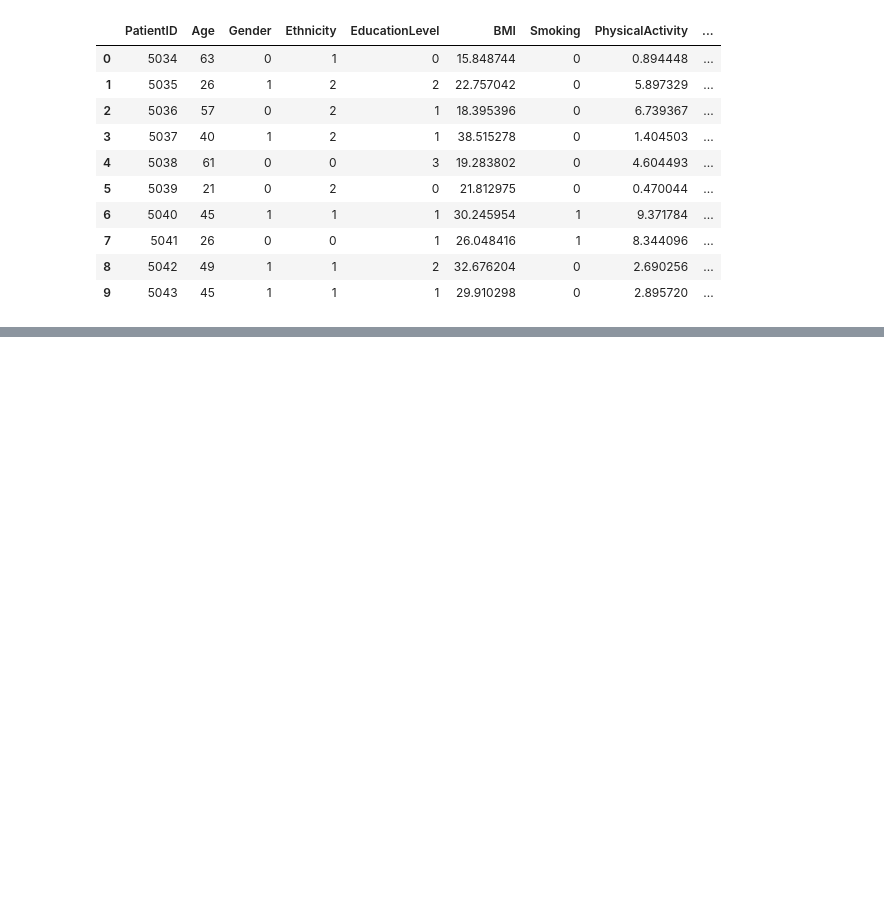
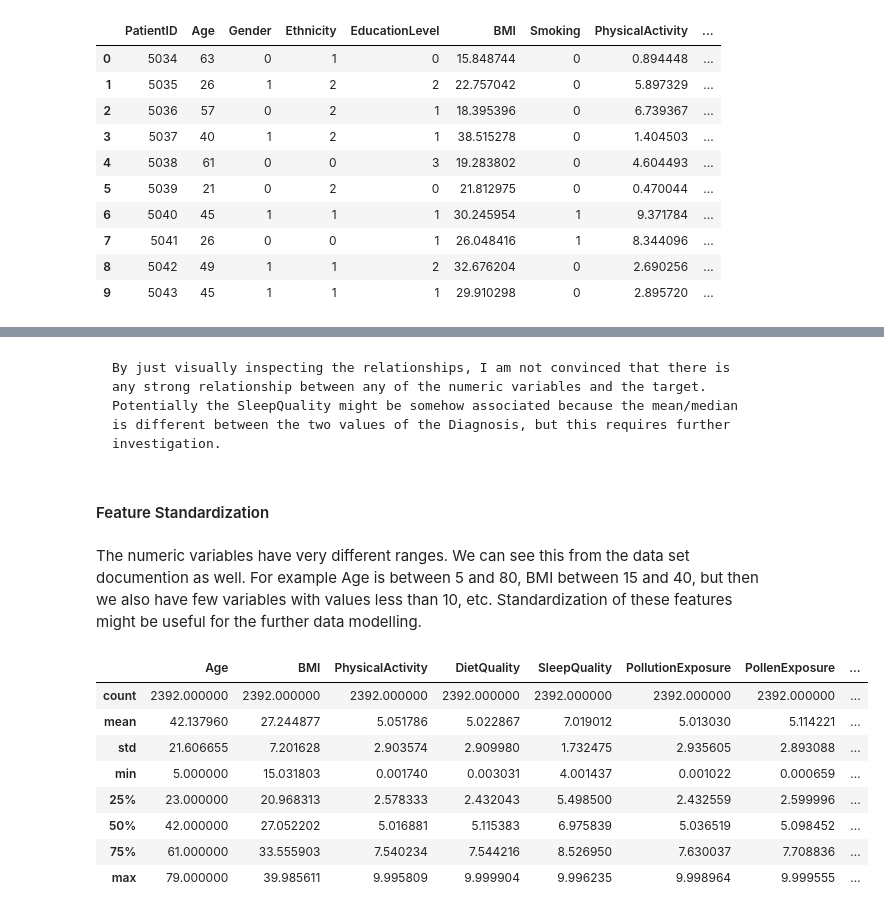
Before and after one commit to kchomakova/ai_upskill_2025_datascience, a Jupyter notebook: notebooks/Feature Manipulation.ipynb, the cells around one changed output, grey strips where cells are left out. Cells and saved outputs as stored; diff of their text form; code cells hidden in the pictures; blank space fills up the shorter version.

```diff
--- a/notebooks/Feature Manipulation.ipynb
+++ b/notebooks/Feature Manipulation.ipynb
@@ -32,0 +49,18 @@ plt.show()
+# %% [markdown]
+    By just visually inspecting the relationships, I am not convinced that there is any strong relationship between any of the numeric variables and the target. Potentially the SleepQuality might be somehow associated because the mean/median is different between the two values of the Diagnosis, but this requires further investigation.
+# %% [markdown]
+#### Feature Standardization
+# %% [markdown]
+The numeric variables have very different ranges. We can see this from the data set documention as well. For example Age is between 5 and 80, BMI between 15 and 40, but then we also have few variables with values less than 10, etc. Standardization of these features might be useful for the further data modelling.
+# %%
+asthma_dataset[numeric_variables].describe()
+# %% [output]
+|  | Age | BMI | PhysicalActivity | DietQuality | SleepQuality | PollutionExposure | PollenExposure | ... |
+| count | 2392.000000 | 2392.000000 | 2392.000000 | 2392.000000 | 2392.000000 | 2392.000000 | 2392.000000 | ... |
+| mean | 42.137960 | 27.244877 | 5.051786 | 5.022867 | 7.019012 | 5.013030 | 5.114221 | ... |
+| std | 21.606655 | 7.201628 | 2.903574 | 2.909980 | 1.732475 | 2.935605 | 2.893088 | ... |
+| min | 5.000000 | 15.031803 | 0.001740 | 0.003031 | 4.001437 | 0.001022 | 0.000659 | ... |
+| 25% | 23.000000 | 20.968313 | 2.578333 | 2.432043 | 5.498500 | 2.432559 | 2.599996 | ... |
+| 50% | 42.000000 | 27.052202 | 5.016881 | 5.115383 | 6.975839 | 5.036519 | 5.098452 | ... |
+| 75% | 61.000000 | 33.555903 | 7.540234 | 7.544216 | 8.526950 | 7.630037 | 7.708836 | ... |
+| max | 79.000000 | 39.985611 | 9.995809 | 9.999904 | 9.996235 | 9.998964 | 9.999555 | ... |
```
Also changed, not shown: parts of 5 cells of this notebook.
